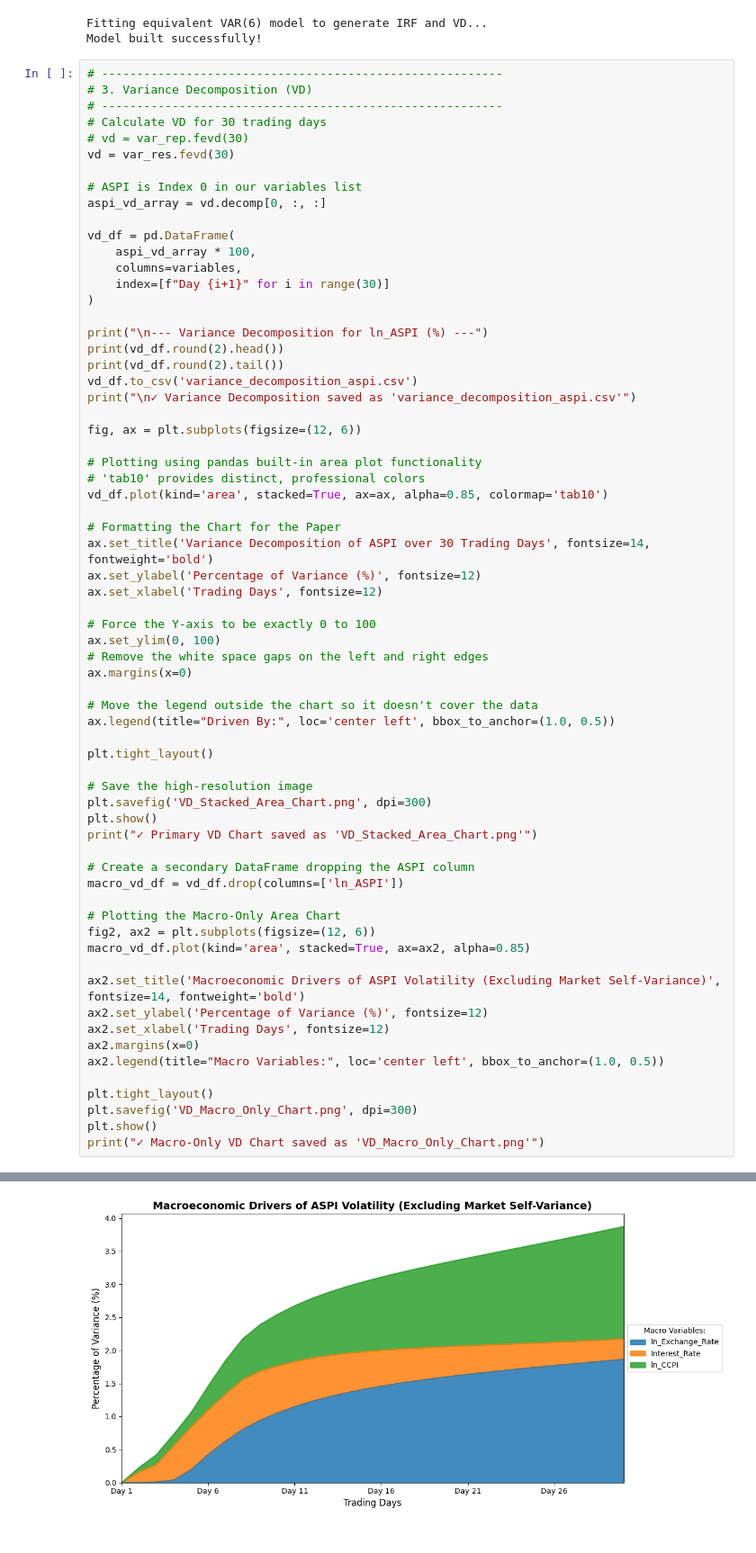
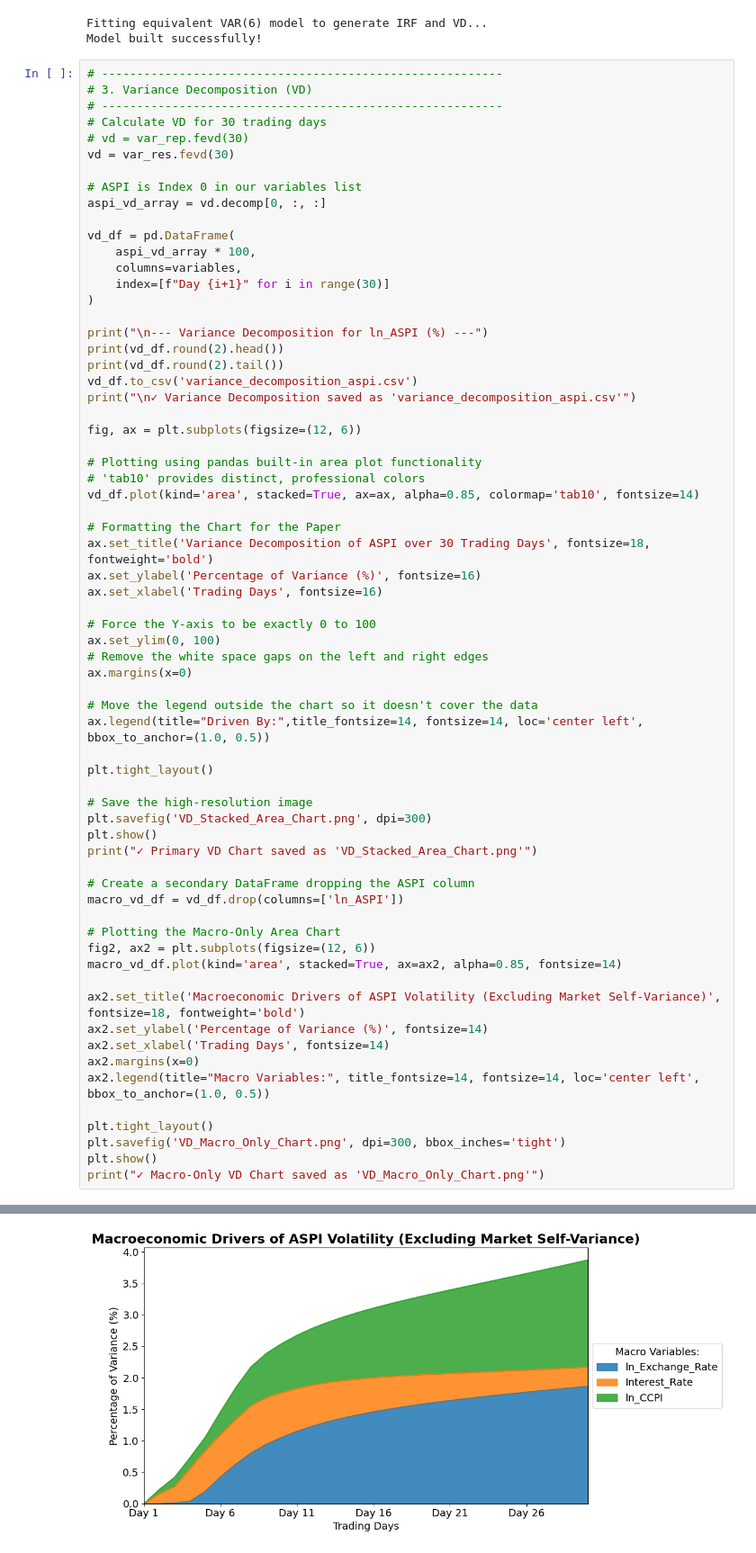
Before and after one commit to sabithahamed/CSE-Research, a Jupyter notebook: Analysis/IRF_VD/irf_vd.ipynb, the cells around one changed output, grey strips where cells are left out. Shown at 90% size. Saved outputs shown, nothing was run; the diff lists cells and outputs as text.

```diff
--- a/Analysis/IRF_VD/irf_vd.ipynb
+++ b/Analysis/IRF_VD/irf_vd.ipynb
@@ -67,12 +67,12 @@ fig, ax = plt.subplots(figsize=(12, 6))
 
 # Plotting using pandas built-in area plot functionality
 # 'tab10' provides distinct, professional colors
-vd_df.plot(kind='area', stacked=True, ax=ax, alpha=0.85, colormap='tab10')
+vd_df.plot(kind='area', stacked=True, ax=ax, alpha=0.85, colormap='tab10', fontsize=14)
 
 # Formatting the Chart for the Paper
-ax.set_title('Variance Decomposition of ASPI over 30 Trading Days', fontsize=14, fontweight='bold')
-ax.set_ylabel('Percentage of Variance (%)', fontsize=12)
-ax.set_xlabel('Trading Days', fontsize=12)
+ax.set_title('Variance Decomposition of ASPI over 30 Trading Days', fontsize=18, fontweight='bold')
+ax.set_ylabel('Percentage of Variance (%)', fontsize=16)
+ax.set_xlabel('Trading Days', fontsize=16)
 
 # Force the Y-axis to be exactly 0 to 100
 ax.set_ylim(0, 100)
@@ -80,7 +80,7 @@ ax.set_ylim(0, 100)
 ax.margins(x=0)
 
 # Move the legend outside the chart so it doesn't cover the data
-ax.legend(title="Driven By:", loc='center left', bbox_to_anchor=(1.0, 0.5))
+ax.legend(title="Driven By:",title_fontsize=14, fontsize=14, loc='center left', bbox_to_anchor=(1.0, 0.5))
 
 plt.tight_layout()
 
@@ -94,16 +94,16 @@ macro_vd_df = vd_df.drop(columns=['ln_ASPI'])
 
 # Plotting the Macro-Only Area Chart
 fig2, ax2 = plt.subplots(figsize=(12, 6))
-macro_vd_df.plot(kind='area', stacked=True, ax=ax2, alpha=0.85)
+macro_vd_df.plot(kind='area', stacked=True, ax=ax2, alpha=0.85, fontsize=14)
 
-ax2.set_title('Macroeconomic Drivers of ASPI Volatility (Excluding Market Self-Variance)', fontsize=14, fontweight='bold')
-ax2.set_ylabel('Percentage of Variance (%)', fontsize=12)
-ax2.set_xlabel('Trading Days', fontsize=12)
+ax2.set_title('Macroeconomic Drivers of ASPI Volatility (Excluding Market Self-Variance)', fontsize=18, fontweight='bold')
+ax2.set_ylabel('Percentage of Variance (%)', fontsize=14)
+ax2.set_xlabel('Trading Days', fontsize=14)
 ax2.margins(x=0)
-ax2.legend(title="Macro Variables:", loc='center left', bbox_to_anchor=(1.0, 0.5))
+ax2.legend(title="Macro Variables:", title_fontsize=14, fontsize=14, loc='center left', bbox_to_anchor=(1.0, 0.5))
 
 plt.tight_layout()
-plt.savefig('VD_Macro_Only_Chart.png', dpi=300)
+plt.savefig('VD_Macro_Only_Chart.png', dpi=300, bbox_inches='tight')
 plt.show()
 print("✓ Macro-Only VD Chart saved as 'VD_Macro_Only_Chart.png'")
 # %% [output]
@@ -126,5 +126,5 @@ Day 30    96.13              1.86           0.31     1.70
 ✓ Primary VD Chart saved as 'VD_Stacked_Area_Chart.png'
-[figure, old version]
+[figure, new version]
 ✓ Macro-Only VD Chart saved as 'VD_Macro_Only_Chart.png'
 # %%
 # ---------------------------------------------------------
```
Also changed, not shown: parts of 2 cells of this notebook, 17 other files.
